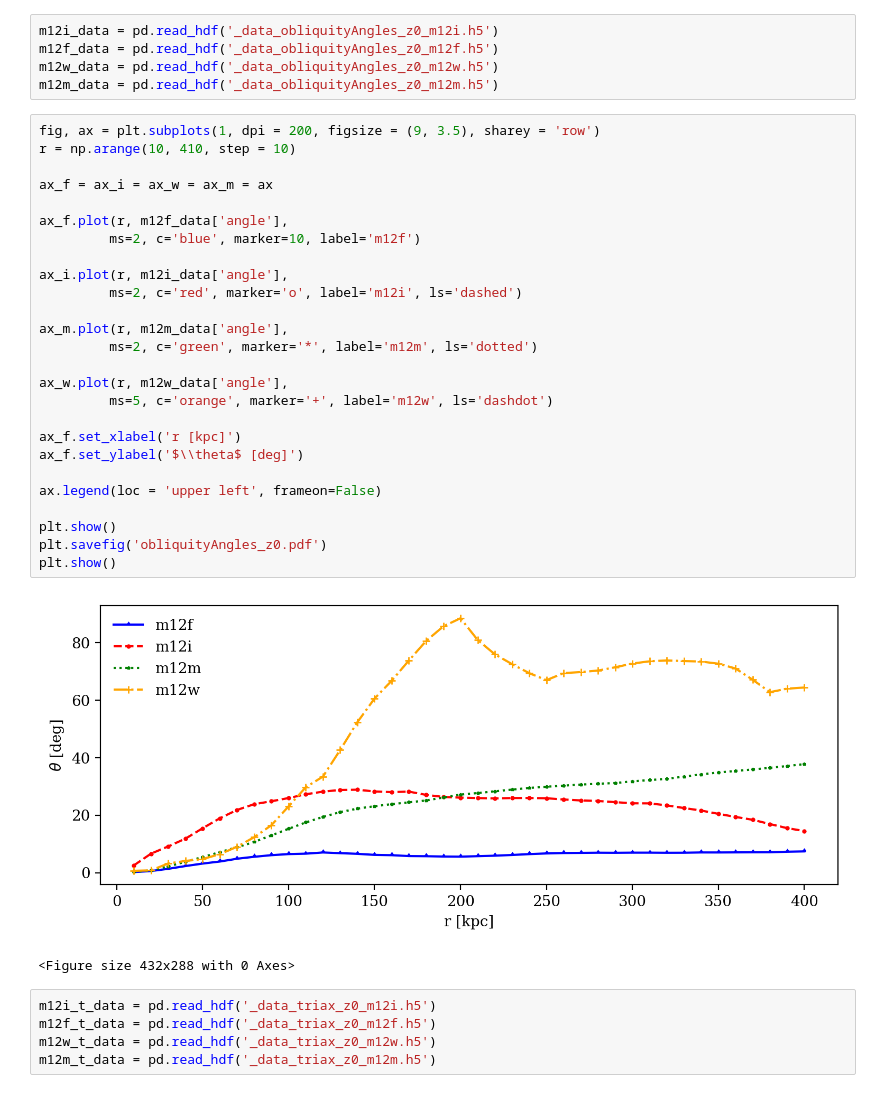
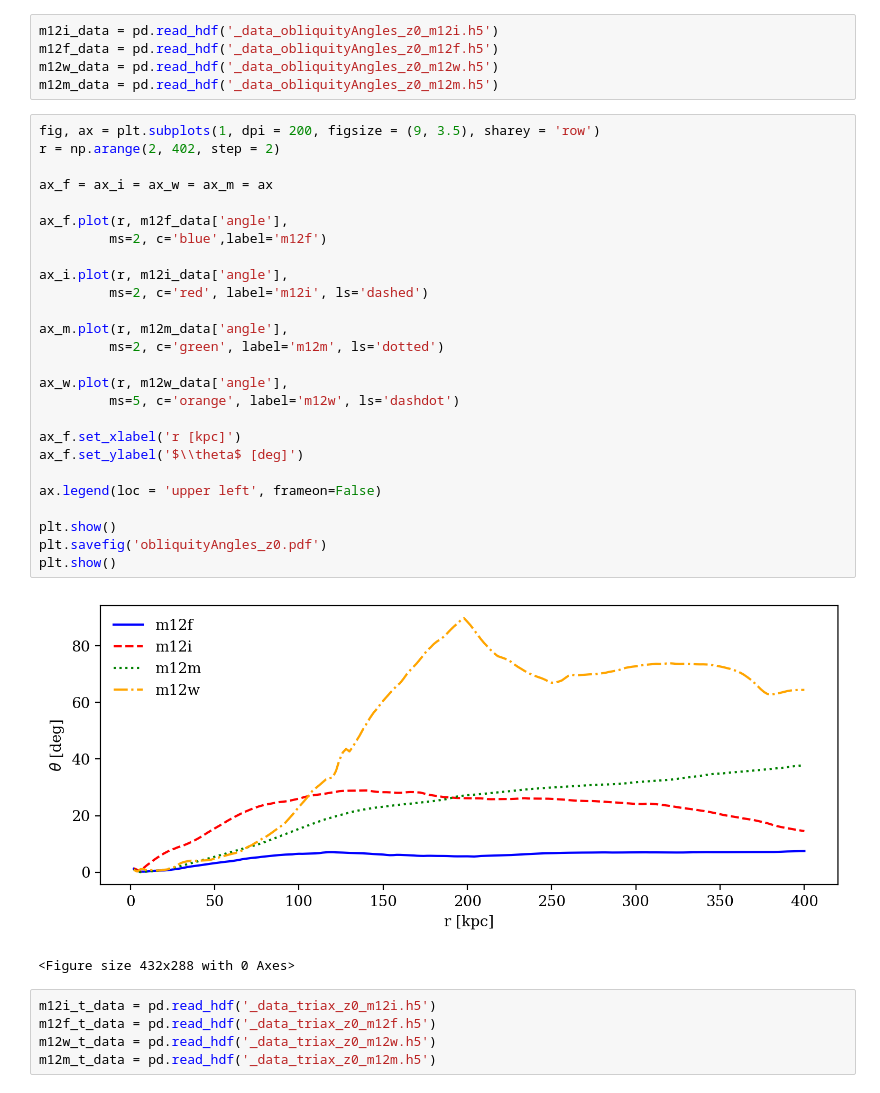
Before and after one commit to jaybaptista/latte_orientations, a Jupyter notebook: _plot_obliquityAngles_z0.ipynb, the cells around one changed output. Saved outputs shown, nothing was run; the diff lists cells and outputs as text.

```diff
--- a/_plot_obliquityAngles_z0.ipynb
+++ b/_plot_obliquityAngles_z0.ipynb
@@ -11,32 +11,32 @@ m12w_data = pd.read_hdf('_data_obliquityAngles_z0_m12w.h5')
 m12m_data = pd.read_hdf('_data_obliquityAngles_z0_m12m.h5')
 # %%
 fig, ax = plt.subplots(1, dpi = 200, figsize = (9, 3.5), sharey = 'row')
-r = np.arange(10, 410, step = 10)
+r = np.arange(2, 402, step = 2)
 
 ax_f = ax_i = ax_w = ax_m = ax
 
 ax_f.plot(r, m12f_data['angle'],
-         ms=2, c='blue', marker=10, label='m12f')
+         ms=2, c='blue',label='m12f')
 
 ax_i.plot(r, m12i_data['angle'],
-         ms=2, c='red', marker='o', label='m12i', ls='dashed')
+         ms=2, c='red', label='m12i', ls='dashed')
 
 ax_m.plot(r, m12m_data['angle'],
-         ms=2, c='green', marker='*', label='m12m', ls='dotted')
+         ms=2, c='green', label='m12m', ls='dotted')
 
 ax_w.plot(r, m12w_data['angle'],
-         ms=5, c='orange', marker='+', label='m12w', ls='dashdot')
+         ms=5, c='orange', label='m12w', ls='dashdot')
 
 ax_f.set_xlabel('r [kpc]')
 ax_f.set_ylabel('$\\theta$ [deg]')
 
 ax.legend(loc = 'upper left', frameon=False)
 
 plt.show()
 plt.savefig('obliquityAngles_z0.pdf')
 plt.show()
 # %% [output]
-[figure, old version]
+[figure, new version]
 <Figure size 432x288 with 0 Axes>
 # %%
 m12i_t_data = pd.read_hdf('_data_triax_z0_m12i.h5')
```
Also changed, not shown: parts of 1 cell of this notebook, 30 other files.
